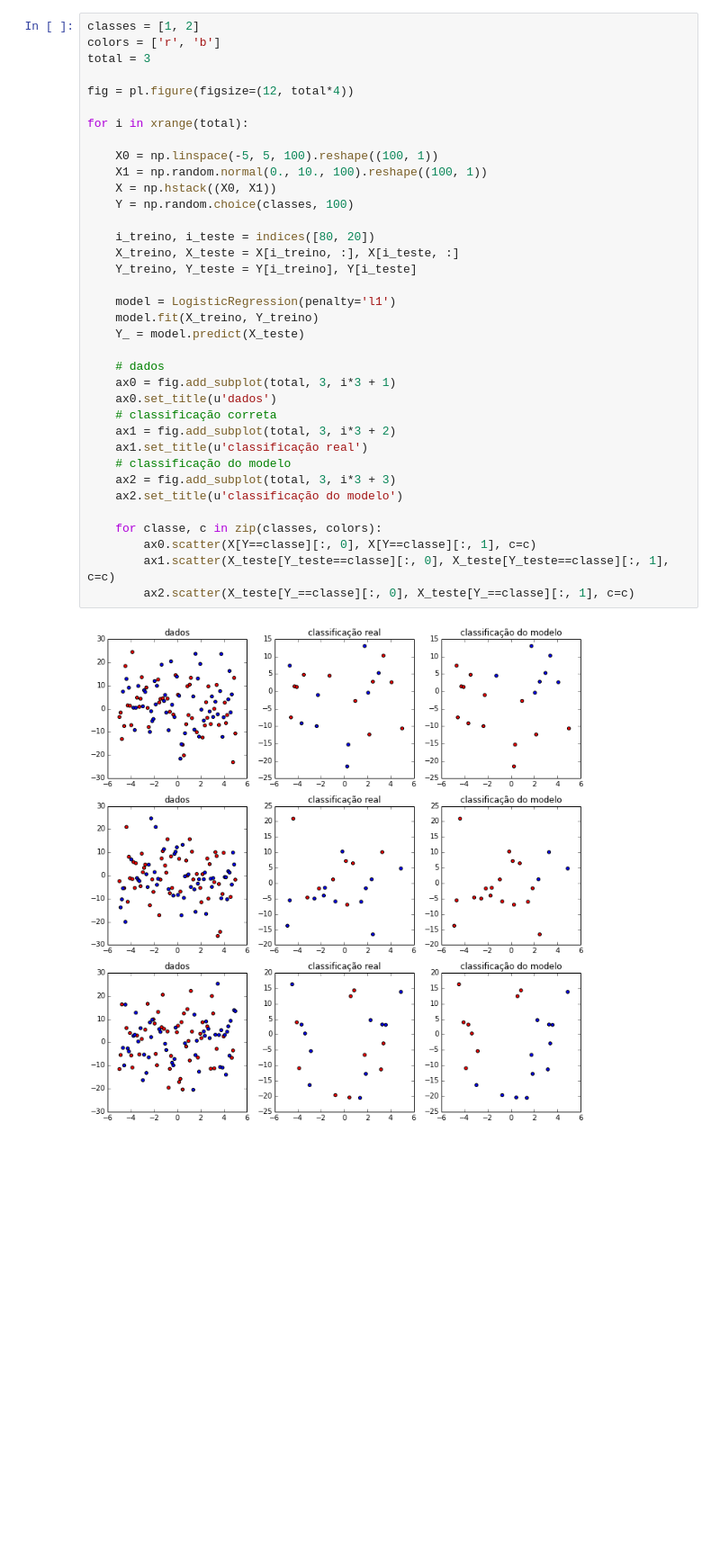
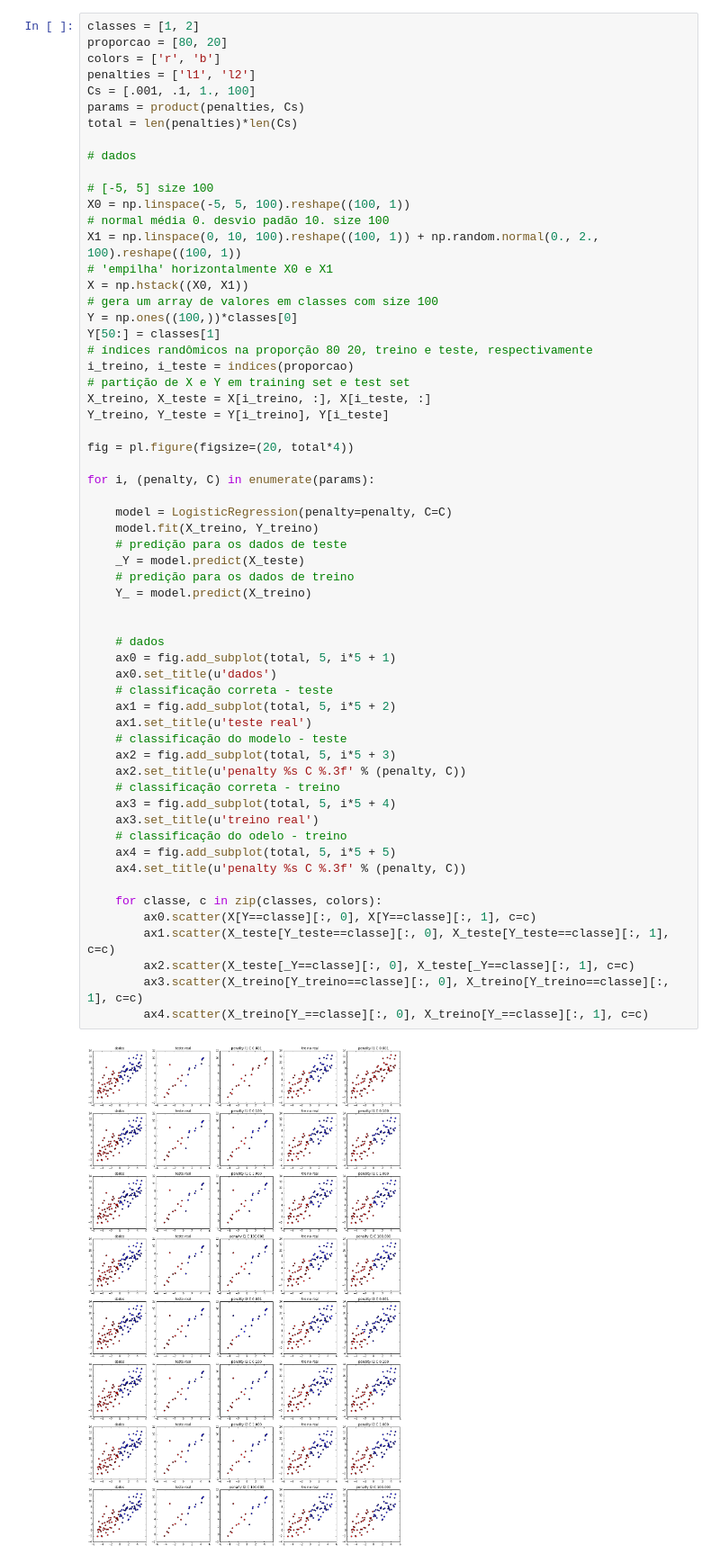
Before and after one commit to abevieiramota/learning-scikit-learn, a Jupyter notebook: 02-logistic-regression.ipynb, the cells around one changed output. Shown at 90% size. Saved outputs shown, nothing was run; the diff lists cells and outputs as text; blank space fills up the shorter version.

```diff
--- a/02-logistic-regression.ipynb
+++ b/02-logistic-regression.ipynb
@@ -8,39 +10,63 @@ from matplotlib import pyplot as pl
 %run util.py
 # %%
 classes = [1, 2]
+proporcao = [80, 20]
 colors = ['r', 'b']
-total = 3
+penalties = ['l1', 'l2']
+Cs = [.001, .1, 1., 100]
+params = product(penalties, Cs)
+total = len(penalties)*len(Cs)
 
-fig = pl.figure(figsize=(12, total*4))
+# dados
 
-for i in xrange(total):
+# [-5, 5] size 100
+X0 = np.linspace(-5, 5, 100).reshape((100, 1))
+# normal média 0. desvio padão 10. size 100
+X1 = np.linspace(0, 10, 100).reshape((100, 1)) + np.random.normal(0., 2., 100).reshape((100, 1))
+# 'empilha' horizontalmente X0 e X1
+X = np.hstack((X0, X1))
+# gera um array de valores em classes com size 100
+Y = np.ones((100,))*classes[0]
+Y[50:] = classes[1]
+# índices randômicos na proporção 80 20, treino e teste, respectivamente
+i_treino, i_teste = indices(proporcao)
+# partição de X e Y em training set e test set
+X_treino, X_teste = X[i_treino, :], X[i_teste, :]
+Y_treino, Y_teste = Y[i_treino], Y[i_teste]
 
-    X0 = np.linspace(-5, 5, 100).reshape((100, 1))
-    X1 = np.random.normal(0., 10., 100).reshape((100, 1))
-    X = np.hstack((X0, X1))
-    Y = np.random.choice(classes, 100)
+fig = pl.figure(figsize=(20, total*4))
 
-    i_treino, i_teste = indices([80, 20])
-    X_treino, X_teste = X[i_treino, :], X[i_teste, :]
-    Y_treino, Y_teste = Y[i_treino], Y[i_teste]
+for i, (penalty, C) in enumerate(params):
 
-    model = LogisticRegression(penalty='l1')
+    model = LogisticRegression(penalty=penalty, C=C)
     model.fit(X_treino, Y_treino)
-    Y_ = model.predict(X_teste)
+    # predição para os dados de teste
+    _Y = model.predict(X_teste)
+    # predição para os dados de treino
+    Y_ = model.predict(X_treino)
+
 
     # dados
-    ax0 = fig.add_subplot(total, 3, i*3 + 1)
+    ax0 = fig.add_subplot(total, 5, i*5 + 1)
     ax0.set_title(u'dados')
-    # classificação correta
-    ax1 = fig.add_subplot(total, 3, i*3 + 2)
-    ax1.set_title(u'classificação real')
-    # classificação do modelo
-    ax2 = fig.add_subplot(total, 3, i*3 + 3)
-    ax2.set_title(u'classificação do modelo')
+    # classificação correta - teste
+    ax1 = fig.add_subplot(total, 5, i*5 + 2)
+    ax1.set_title(u'teste real')
+    # classificação do modelo - teste
+    ax2 = fig.add_subplot(total, 5, i*5 + 3)
+    ax2.set_title(u'penalty %s C %.3f' % (penalty, C))
+    # classificação correta - treino
+    ax3 = fig.add_subplot(total, 5, i*5 + 4)
+    ax3.set_title(u'treino real')
+    # classificação do odelo - treino
+    ax4 = fig.add_subplot(total, 5, i*5 + 5)
+    ax4.set_title(u'penalty %s C %.3f' % (penalty, C))
 
     for classe, c in zip(classes, colors):
         ax0.scatter(X[Y==classe][:, 0], X[Y==classe][:, 1], c=c)
         ax1.scatter(X_teste[Y_teste==classe][:, 0], X_teste[Y_teste==classe][:, 1], c=c)
-        ax2.scatter(X_teste[Y_==classe][:, 0], X_teste[Y_==classe][:, 1], c=c)
+        ax2.scatter(X_teste[_Y==classe][:, 0], X_teste[_Y==classe][:, 1], c=c)
+        ax3.scatter(X_treino[Y_treino==classe][:, 0], X_treino[Y_treino==classe][:, 1], c=c)
+        ax4.scatter(X_treino[Y_==classe][:, 0], X_treino[Y_==classe][:, 1], c=c)
 # %% [output]
-[figure, old version]
+[figure, new version]
```
Also changed, not shown: parts of 4 cells of this notebook, 4 other files.
